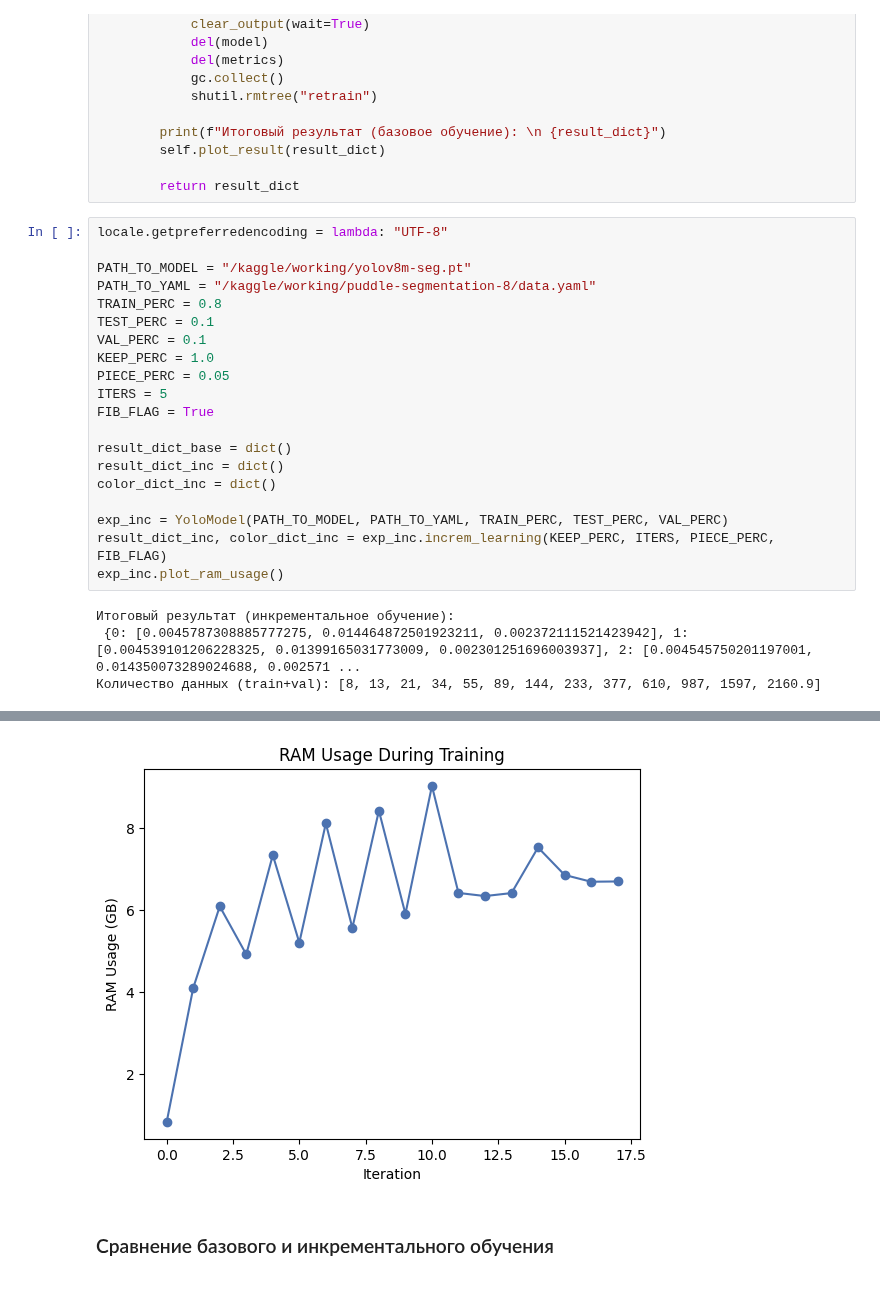
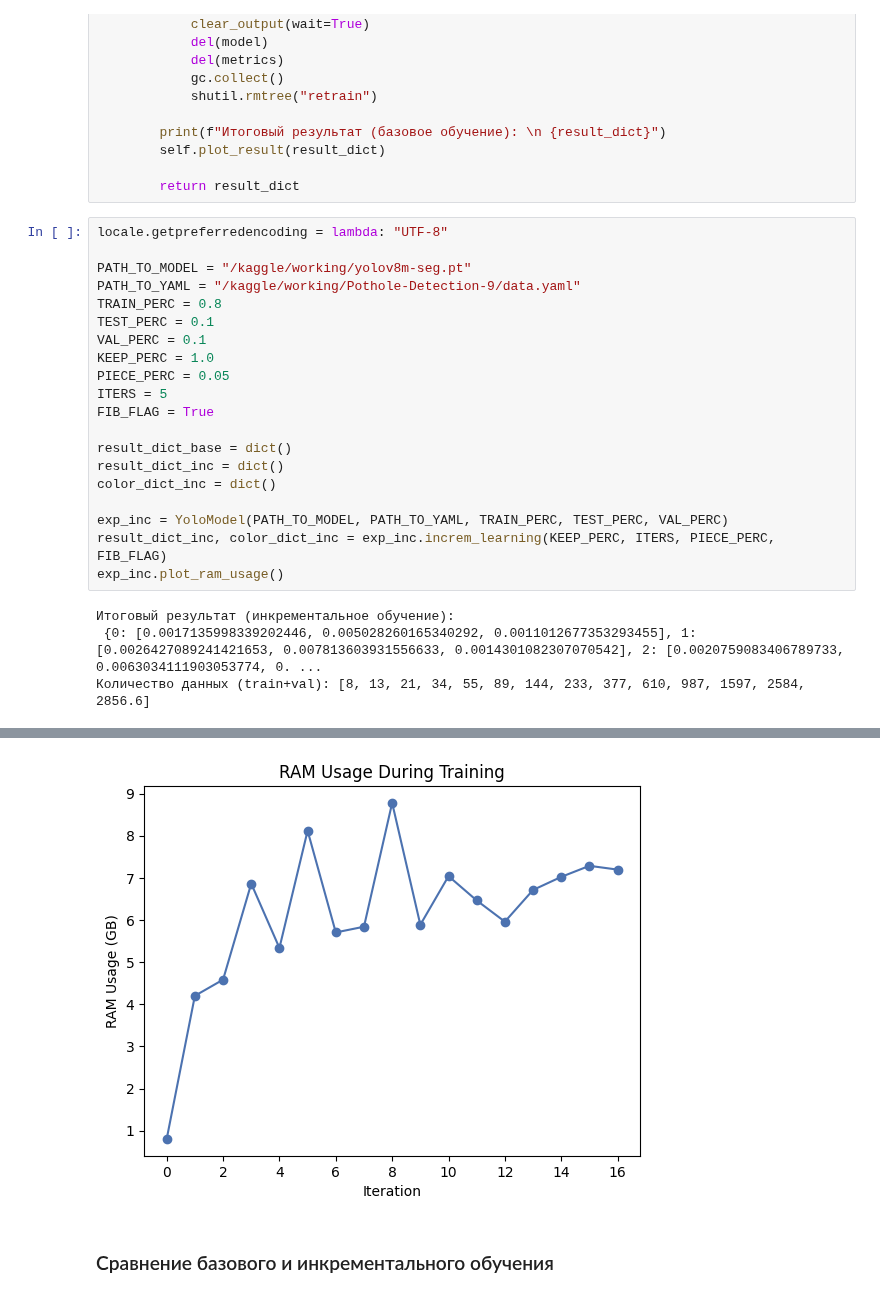
Before and after one commit to CTLab-ITMO/PTS-SP, a Jupyter notebook: yolov8.ipynb, the cells around one changed output, grey strips where cells are left out. Cells and saved outputs as stored; diff of their text form.

Commit message:
Kaggle Notebook | yolov8 | Version 47

```diff
--- a/yolov8.ipynb
+++ b/yolov8.ipynb
@@ -580,7 +580,7 @@ class YoloModel:
 locale.getpreferredencoding = lambda: "UTF-8"
 
 PATH_TO_MODEL = "/kaggle/working/yolov8m-seg.pt"
-PATH_TO_YAML = "/kaggle/working/puddle-segmentation-8/data.yaml"
+PATH_TO_YAML = "/kaggle/working/Pothole-Detection-9/data.yaml"
 TRAIN_PERC = 0.8
 TEST_PERC = 0.1
 VAL_PERC = 0.1
@@ -598,5 +598,5 @@ result_dict_inc, color_dict_inc = exp_inc.increm_learning(KEEP_PERC, ITERS, PIEC
 exp_inc.plot_ram_usage()
 # %% [output]
 Итоговый результат (инкрементальное обучение):
- {0: [0.0045787308885777275, 0.014464872501923211, 0.002372111521423942], 1: [0.004539101206228325, 0.01399165031773009, 0.002301251696003937], 2: [0.004545750201197001, 0.014350073289024688, 0.002571 ...
-Количество данных (train+val): [8, 13, 21, 34, 55, 89, 144, 233, 377, 610, 987, 1597, 2160.9]
+ {0: [0.0017135998339202446, 0.005028260165340292, 0.0011012677353293455], 1: [0.0026427089241421653, 0.007813603931556633, 0.0014301082307070542], 2: [0.0020759083406789733, 0.0063034111903053774, 0. ...
+Количество данных (train+val): [8, 13, 21, 34, 55, 89, 144, 233, 377, 610, 987, 1597, 2584, 2856.6]
@@ -606,4 +606,4 @@ exp_inc.plot_ram_usage()
-[figure, old version]
+[figure, new version]
 # %% [markdown]
 ### Сравнение базового и инкрементального обучения
 # %% [markdown]
```
Also changed, not shown: parts of 3 cells of this notebook.
